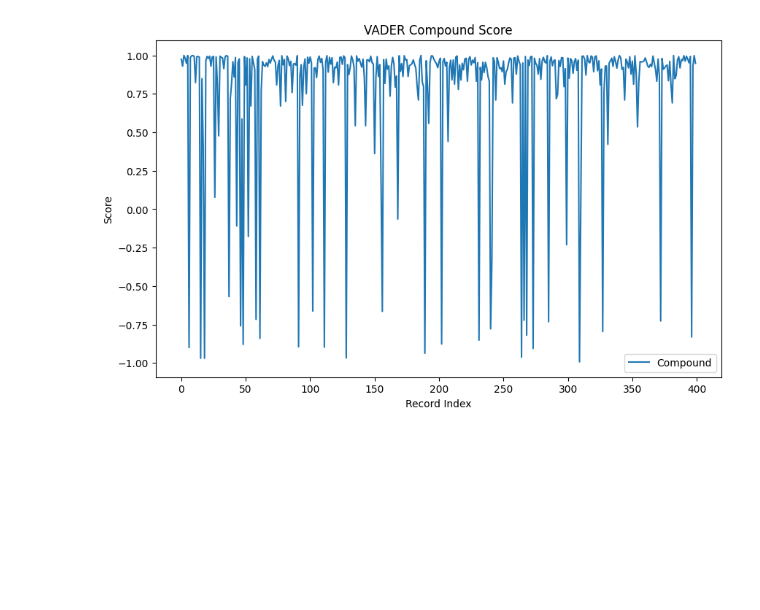
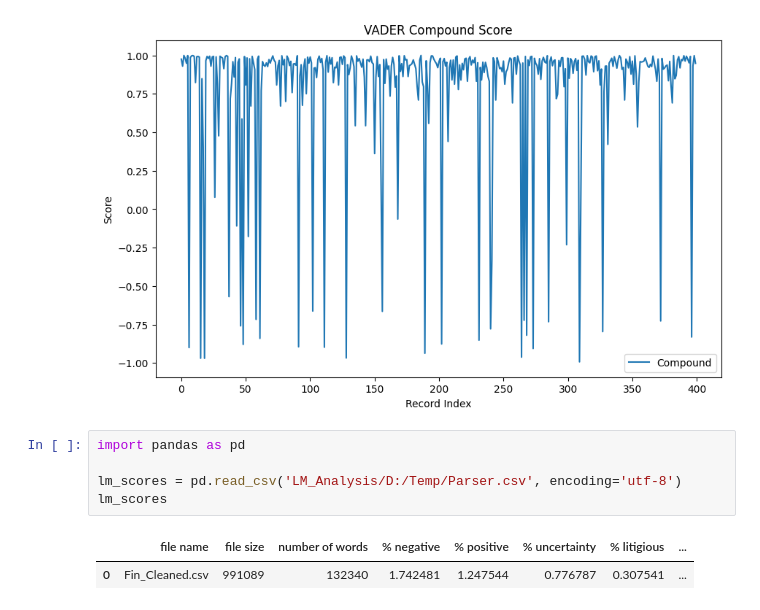
Before and after one commit to rnribeiro/NLP_FEUP, a Jupyter notebook: main.ipynb, the cells around one changed output. Saved outputs shown, nothing was run; the diff lists cells and outputs as text; blank space fills up the shorter version.

Commit message:
added lm_analysis in main

```diff
--- a/main.ipynb
+++ b/main.ipynb
@@ -317,3 +317,11 @@ plt.legend()
 plt.show()
 # %% [output]
 [figure]
+# %%
+import pandas as pd
+
+lm_scores = pd.read_csv('LM_Analysis/D:/Temp/Parser.csv', encoding='utf-8')
+lm_scores
+# %% [output]
+|  | file name | file size | number of words | % negative | % positive | % uncertainty | % litigious | ... |
+| 0 | Fin_Cleaned.csv | 991089 | 132340 | 1.742481 | 1.247544 | 0.776787 | 0.307541 | ... |
```
Also changed, not shown: 3 other files.
